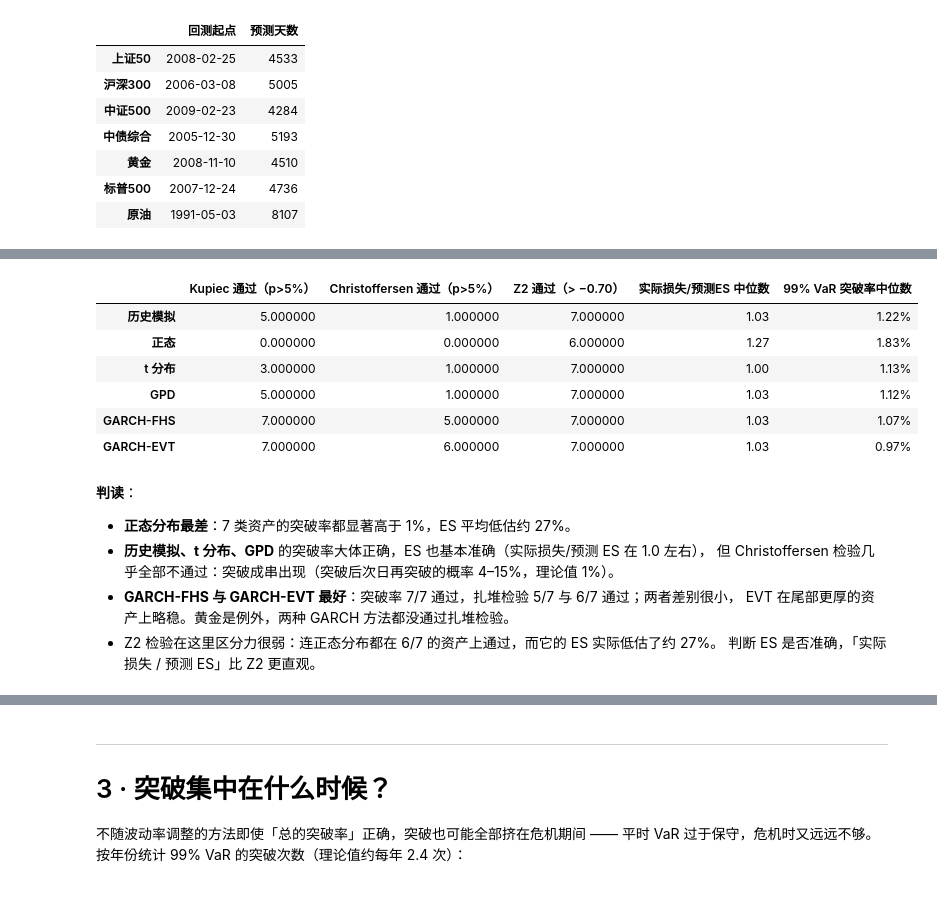
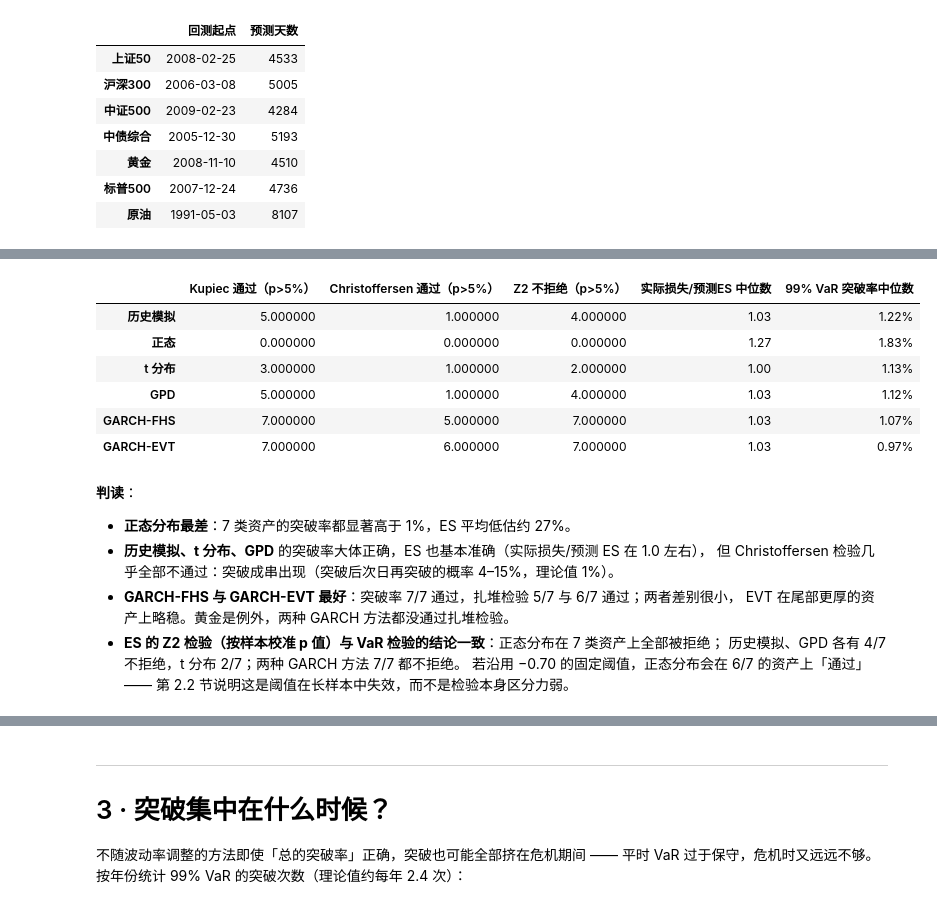
Before and after one commit to lshangro-png/tail-risk-cn, a Jupyter notebook: studies/01_single_asset_tail/single_asset_tail.ipynb, the cells around one changed output, grey strips where cells are left out. Cells and saved outputs as stored; diff of their text form; code cells hidden in the pictures.

```diff
--- a/studies/01_single_asset_tail/single_asset_tail.ipynb
+++ b/studies/01_single_asset_tail/single_asset_tail.ipynb
@@ -162,19 +166,19 @@ tbl.style.format({"99% VaR 突破率": "{:.2%}", "Kupiec p": "{:.3f}", "突破
 # %%
 METHODS = list(BT["沪深300"].index)
 summary = pd.DataFrame({m: {
     "Kupiec 通过（p>5%）": sum(BT[a].loc[m, "Kupiec p"] > 0.05 for a in BT),
     "Christoffersen 通过（p>5%）": sum(BT[a].loc[m, "Christoffersen p"] > 0.05 for a in BT),
-    "Z2 通过（> −0.70）": sum(BT[a].loc[m, "Z2"] > -0.70 for a in BT),
+    "Z2 不拒绝（p>5%）": sum(BT[a].loc[m, "Z2 p"] > 0.05 for a in BT),
     "实际损失/预测ES 中位数": np.median([BT[a].loc[m, "实际损失/预测ES"] for a in BT]),
     "99% VaR 突破率中位数": np.median([BT[a].loc[m, "99% VaR 突破率"] for a in BT]),
 } for m in METHODS}).T
 summary.style.format({"实际损失/预测ES 中位数": "{:.2f}", "99% VaR 突破率中位数": "{:.2%}"})
 # %% [output]
-|  | Kupiec 通过（p>5%） | Christoffersen 通过（p>5%） | Z2 通过（> −0.70） | 实际损失/预测ES 中位数 | 99% VaR 突破率中位数 |
-| 历史模拟 | 5.000000 | 1.000000 | 7.000000 | 1.03 | 1.22% |
-| 正态 | 0.000000 | 0.000000 | 6.000000 | 1.27 | 1.83% |
-| t 分布 | 3.000000 | 1.000000 | 7.000000 | 1.00 | 1.13% |
-| GPD | 5.000000 | 1.000000 | 7.000000 | 1.03 | 1.12% |
+|  | Kupiec 通过（p>5%） | Christoffersen 通过（p>5%） | Z2 不拒绝（p>5%） | 实际损失/预测ES 中位数 | 99% VaR 突破率中位数 |
+| 历史模拟 | 5.000000 | 1.000000 | 4.000000 | 1.03 | 1.22% |
+| 正态 | 0.000000 | 0.000000 | 0.000000 | 1.27 | 1.83% |
+| t 分布 | 3.000000 | 1.000000 | 2.000000 | 1.00 | 1.13% |
+| GPD | 5.000000 | 1.000000 | 4.000000 | 1.03 | 1.12% |
 | GARCH-FHS | 7.000000 | 5.000000 | 7.000000 | 1.03 | 1.07% |
 | GARCH-EVT | 7.000000 | 6.000000 | 7.000000 | 1.03 | 0.97% |
 # %% [markdown]
@@ -185,5 +189,6 @@ summary.style.format({"实际损失/预测ES 中位数": "{:.2f}", "99% VaR 突
   但 Christoffersen 检验几乎全部不通过：突破成串出现（突破后次日再突破的概率 4–15%，理论值 1%）。
 - **GARCH-FHS 与 GARCH-EVT 最好**：突破率 7/7 通过，扎堆检验 5/7 与 6/7 通过；两者差别很小，
   EVT 在尾部更厚的资产上略稳。黄金是例外，两种 GARCH 方法都没通过扎堆检验。
-- Z2 检验在这里区分力很弱：连正态分布都在 6/7 的资产上通过，而它的 ES 实际低估了约 27%。
-  判断 ES 是否准确，「实际损失 / 预测 ES」比 Z2 更直观。
+- **ES 的 Z2 检验（按样本校准 p 值）与 VaR 检验的结论一致**：正态分布在 7 类资产上全部被拒绝；
+  历史模拟、GPD 各有 4/7 不拒绝，t 分布 2/7；两种 GARCH 方法 7/7 都不拒绝。
+  若沿用 −0.70 的固定阈值，正态分布会在 6/7 的资产上「通过」—— 第 2.2 节说明这是阈值在长样本中失效，而不是检验本身区分力弱。
```
Also changed, not shown: parts of 11 cells of this notebook, 22 other files.
